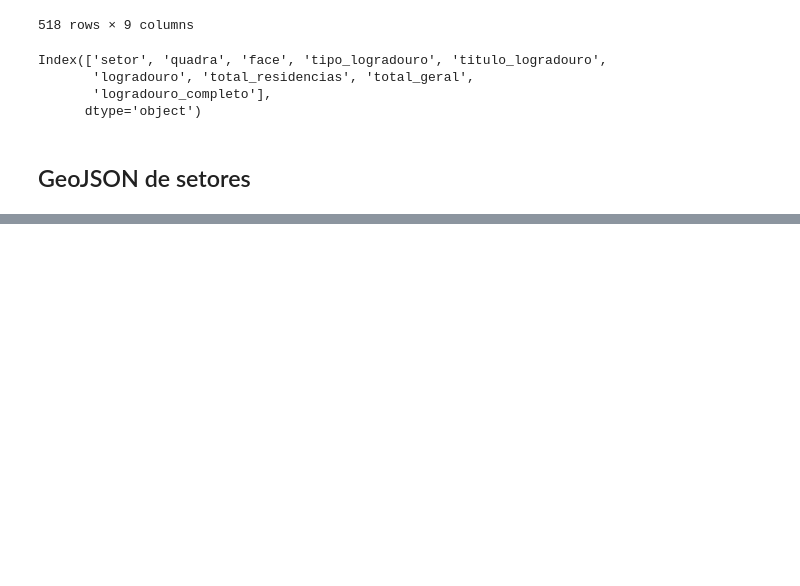
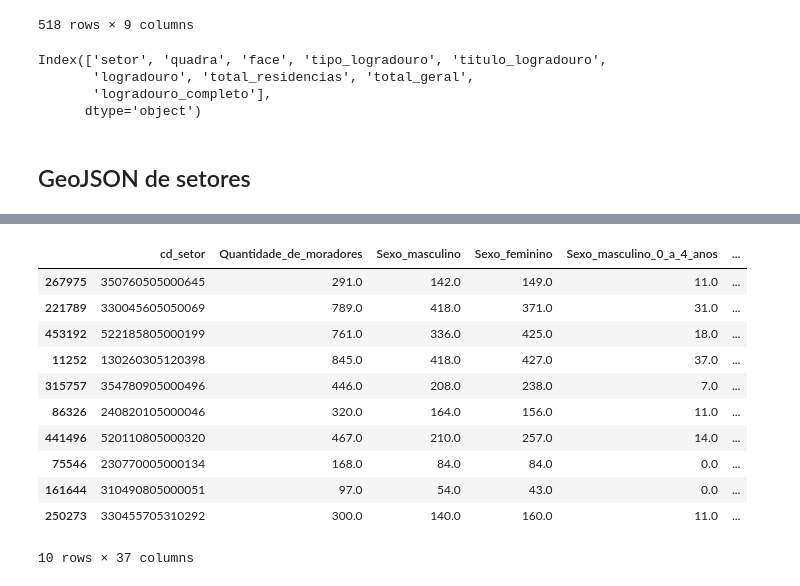
Before and after one commit to namespaiva/censo2022, a Jupyter notebook: tratamento.ipynb, the cells around one changed output, grey strips where cells are left out. Saved outputs shown, nothing was run; the diff lists cells and outputs as text; code cells hidden in the pictures; blank space fills up the shorter version.

```diff
--- a/tratamento.ipynb
+++ b/tratamento.ipynb
@@ -352,0 +397,55 @@ with open("dados/setores_santos.geojson", "w", encoding="utf-8") as f:
+# %%
+data = data.rename(columns = {
+    'CD_setor': 'cd_setor',
+    'V01006': 'Quantidade_de_moradores',
+    'V01007': 'Sexo_masculino',
+    'V01008': 'Sexo_feminino',
+    'V01009': 'Sexo_masculino_0_a_4_anos',
+    'V01010': 'Sexo_masculino_5_a_9_anos',
+    'V01011': 'Sexo_masculino_10_a_14_anos',
+    'V01012': 'Sexo_masculino_15_a_19_anos',
+    'V01013': 'Sexo_masculino_20_a_24_anos',
+    'V01014': 'Sexo_masculino_25_a_29_anos',
+    'V01015': 'Sexo_masculino_30_a_39_anos',
+    'V01016': 'Sexo_masculino_40_a_49_anos',
+    'V01017': 'Sexo_masculino_50_a_59_anos',
+    'V01018': 'Sexo_masculino_60_a_69_anos',
+    'V01019': 'Sexo_masculino_70_anos_ou_mais',
+    'V01020': 'Sexo_feminino_0_a_4_anos',
+    'V01021': 'Sexo_feminino_5_a_9_anos',
+    'V01022': 'Sexo_feminino_10_a_14_anos',
+    'V01023': 'Sexo_feminino_15_a_19_anos',
+    'V01024': 'Sexo_feminino_20_a_24_anos',
+    'V01025': 'Sexo_feminino_25_a_29_anos',
+    'V01026': 'Sexo_feminino_30_a_39_anos',
+    'V01027': 'Sexo_feminino_40_a_49_anos',
+    'V01028': 'Sexo_feminino_50_a_59_anos',
+    'V01029': 'Sexo_feminino_60_a_69_anos',
+    'V01030': 'Sexo_feminino_70_anos_ou_mais',
+    'V01031': '0_a_4_anos',
+    'V01032': '5_a_9_anos',
+    'V01033': '10_a_14_anos',
+    'V01034': '15_a_19_anos',
+    'V01035': '20_a_24_anos',
+    'V01036': '25_a_29_anos',
+    'V01037': '30_a_39_anos',
+    'V01038': '40_a_49_anos',
+    'V01039': '50_a_59_anos',
+    'V01040': '60_a_69_anos',
+    'V01041': '70_anos_ou_mais'
+})
+# %%
+data.sample(10)
+# %% [output]
+|  | cd_setor | Quantidade_de_moradores | Sexo_masculino | Sexo_feminino | Sexo_masculino_0_a_4_anos | ... |
+| 267975 | 350760505000645 | 291.0 | 142.0 | 149.0 | 11.0 | ... |
+| 221789 | 330045605050069 | 789.0 | 418.0 | 371.0 | 31.0 | ... |
+| 453192 | 522185805000199 | 761.0 | 336.0 | 425.0 | 18.0 | ... |
+| 11252 | 130260305120398 | 845.0 | 418.0 | 427.0 | 37.0 | ... |
+| 315757 | 354780905000496 | 446.0 | 208.0 | 238.0 | 7.0 | ... |
+| 86326 | 240820105000046 | 320.0 | 164.0 | 156.0 | 11.0 | ... |
+| 441496 | 520110805000320 | 467.0 | 210.0 | 257.0 | 14.0 | ... |
+| 75546 | 230770005000134 | 168.0 | 84.0 | 84.0 | 0.0 | ... |
+| 161644 | 310490805000051 | 97.0 | 54.0 | 43.0 | 0.0 | ... |
+| 250273 | 330455705310292 | 300.0 | 140.0 | 160.0 | 11.0 | ... |
+10 rows × 37 columns
```
Also changed, not shown: parts of 3 cells of this notebook, 2 other files.
